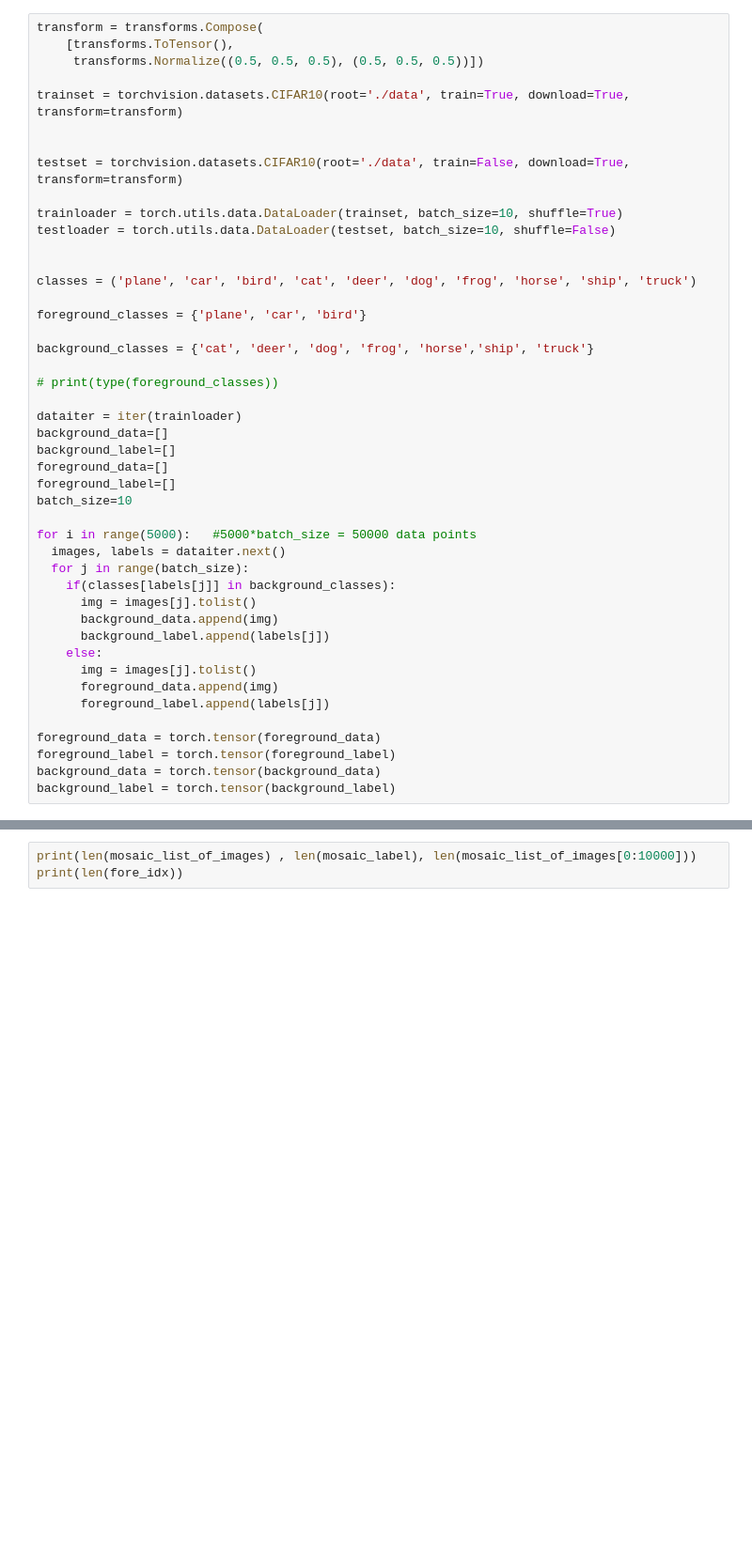
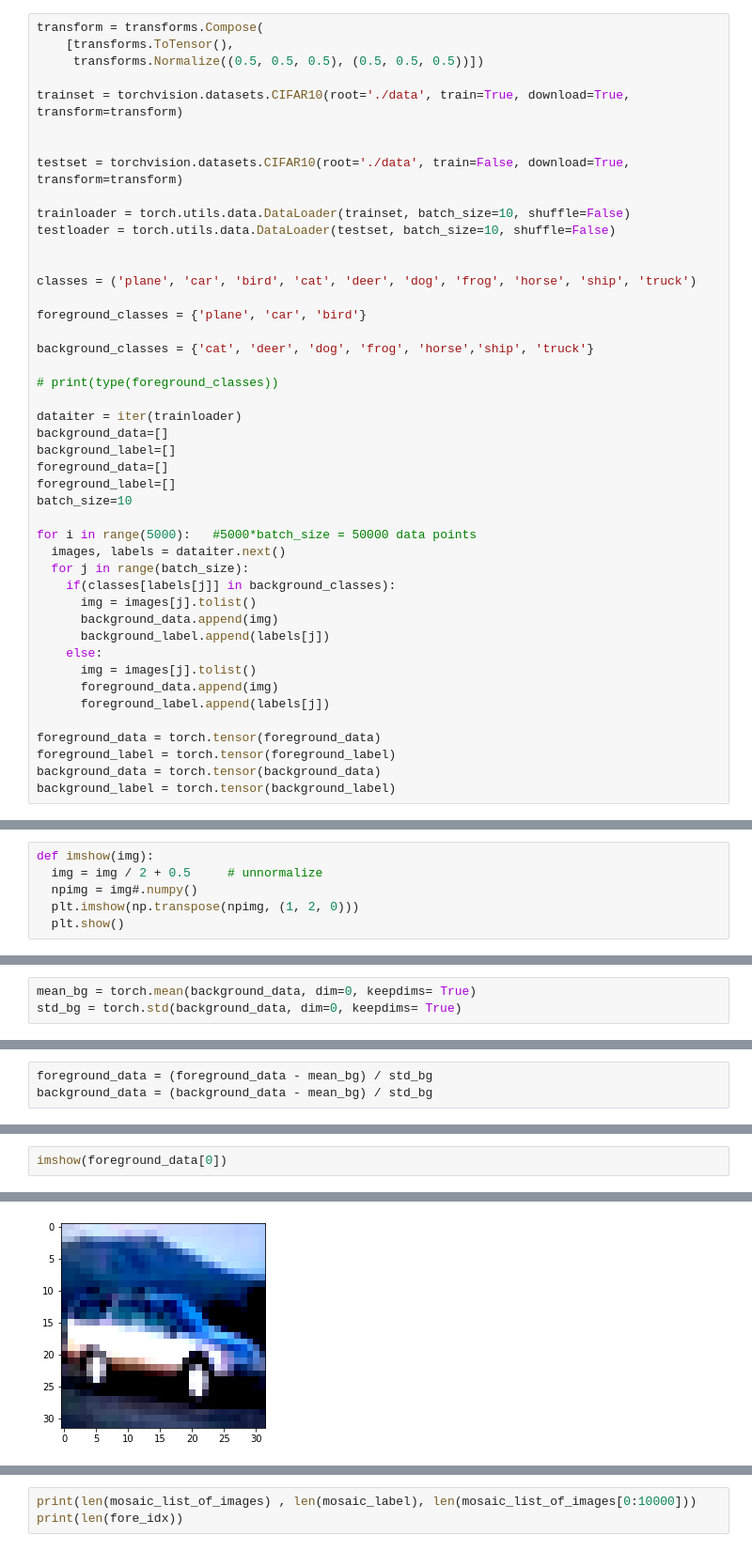
Before and after one commit to lnpandey/IITM_Research_Interpretability_of_Attention_Networks, a Jupyter notebook: CODS_COMAD/CIN/CIFAR_10k_simple_cnn_2layers.ipynb, the cells around one changed output, grey strips where cells are left out. Shown at 94% size. Cells and saved outputs as stored; diff of their text form; blank space fills up the shorter version.

```diff
--- a/CODS_COMAD/CIN/CIFAR_10k_simple_cnn_2layers.ipynb
+++ b/CODS_COMAD/CIN/CIFAR_10k_simple_cnn_2layers.ipynb
@@ -37,7 +37,7 @@ trainset = torchvision.datasets.CIFAR10(root='./data', train=True, download=True
 
 testset = torchvision.datasets.CIFAR10(root='./data', train=False, download=True, transform=transform)
 
-trainloader = torch.utils.data.DataLoader(trainset, batch_size=10, shuffle=True)
+trainloader = torch.utils.data.DataLoader(trainset, batch_size=10, shuffle=False)
 testloader = torch.utils.data.DataLoader(testset, batch_size=10, shuffle=False)
 
 
@@ -79,0 +80,6 @@ Files already downloaded and verified
+# %%
+def imshow(img):
+  img = img / 2 + 0.5     # unnormalize
+  npimg = img#.numpy()
+  plt.imshow(np.transpose(npimg, (1, 2, 0)))
+  plt.show()
@@ -79,0 +93,3 @@ Files already downloaded and verified
+# %%
+mean_bg = torch.mean(background_data, dim=0, keepdims= True)
+std_bg = torch.std(background_data, dim=0, keepdims= True)
@@ -79,0 +100,3 @@ Files already downloaded and verified
+# %%
+foreground_data = (foreground_data - mean_bg) / std_bg
+background_data = (background_data - mean_bg) / std_bg
@@ -79,0 +114,3 @@ Files already downloaded and verified
+# %%
+imshow(foreground_data[0])
+# %% [output]
@@ -79,0 +118 @@ Files already downloaded and verified
+[figure, added]
```
Also changed, not shown: parts of 31 cells of this notebook, 2 other files.
